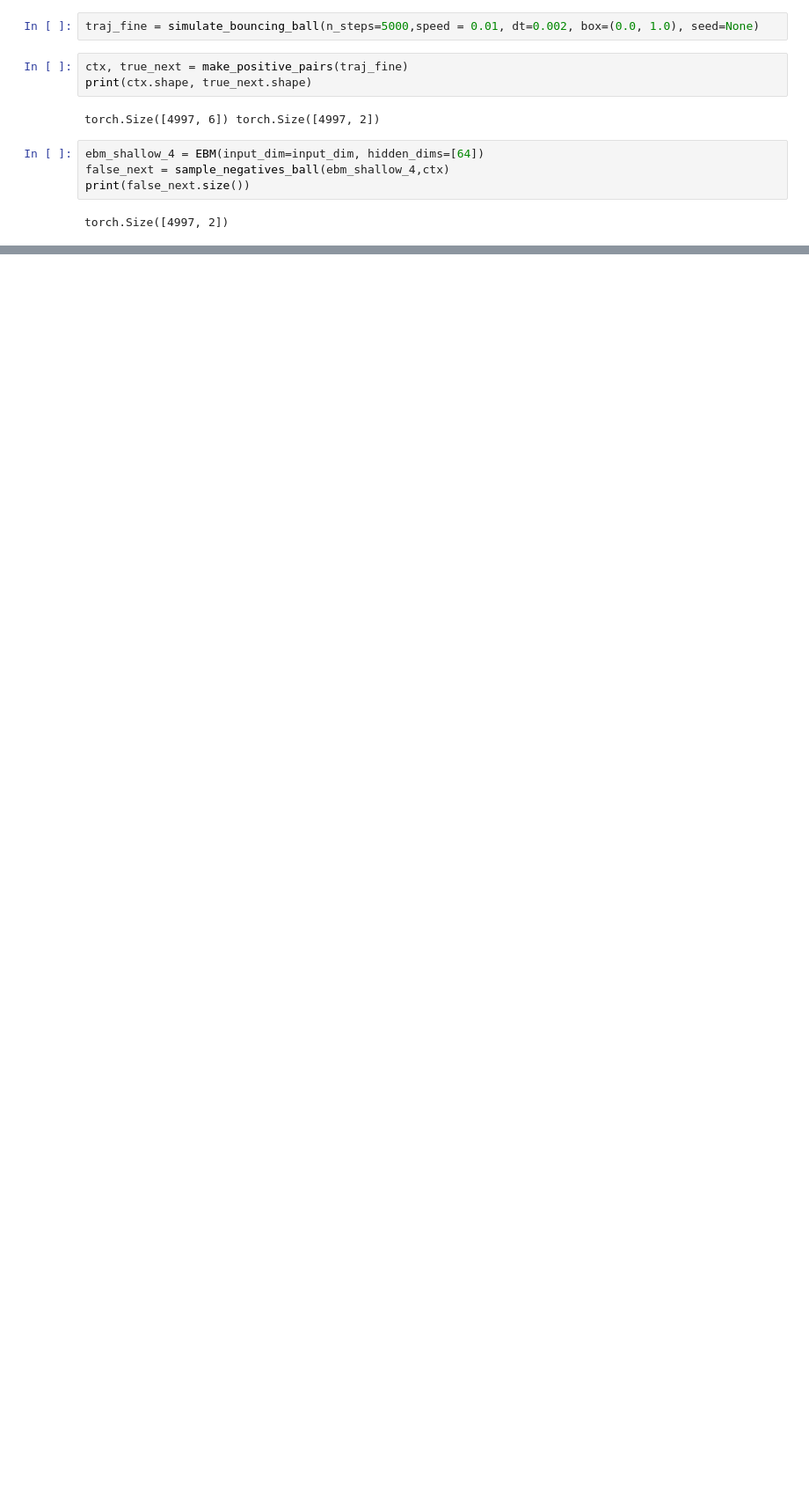
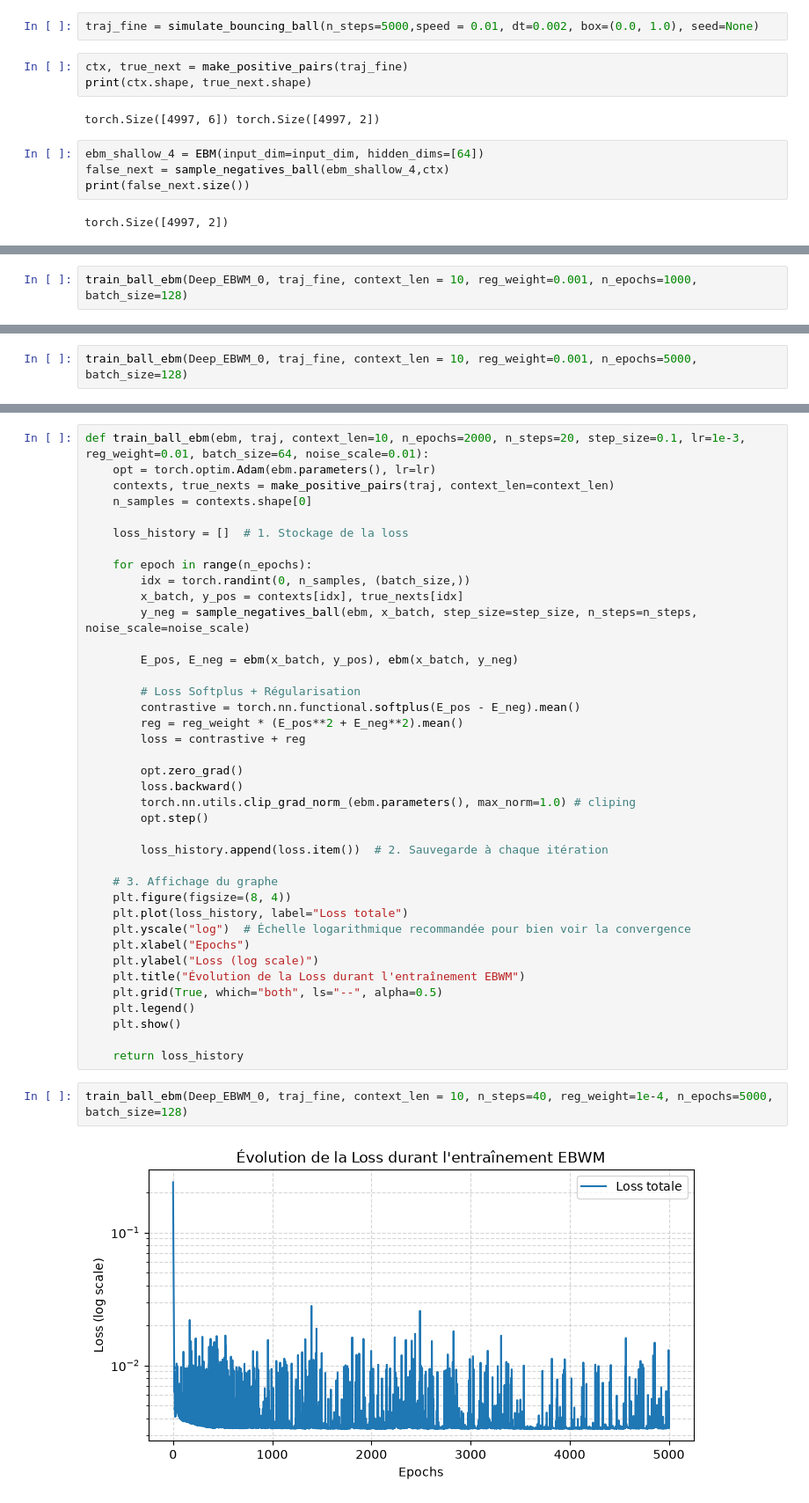
Before and after one commit to Faj1223/Cognitively-Inspired-Energy-Based-World-Models, a Jupyter notebook: notebooks/03_World_model.ipynb, the cells around one changed output, grey strips where cells are left out. Shown at 88% size. Cells and saved outputs as stored; diff of their text form; blank space fills up the shorter version.

```diff
--- a/notebooks/03_World_model.ipynb
+++ b/notebooks/03_World_model.ipynb
@@ -647,0 +676,2 @@ plt.show()
+# %%
+train_ball_ebm(Deep_EBWM_0, traj_fine, context_len = 10, reg_weight=0.001, n_epochs=1000, batch_size=128)
@@ -647,0 +684,2 @@ plt.show()
+# %%
+train_ball_ebm(Deep_EBWM_0, traj_fine, context_len = 10, reg_weight=0.001, n_epochs=5000, batch_size=128)
@@ -647,0 +710,43 @@ plt.show()
+# %%
+def train_ball_ebm(ebm, traj, context_len=10, n_epochs=2000, n_steps=20, step_size=0.1, lr=1e-3, reg_weight=0.01, batch_size=64, noise_scale=0.01):
+    opt = torch.optim.Adam(ebm.parameters(), lr=lr)
+    contexts, true_nexts = make_positive_pairs(traj, context_len=context_len)
+    n_samples = contexts.shape[0]
+
+    loss_history = []  # 1. Stockage de la loss
+
+    for epoch in range(n_epochs):
+        idx = torch.randint(0, n_samples, (batch_size,))
+        x_batch, y_pos = contexts[idx], true_nexts[idx]
+        y_neg = sample_negatives_ball(ebm, x_batch, step_size=step_size, n_steps=n_steps, noise_scale=noise_scale)
+
+        E_pos, E_neg = ebm(x_batch, y_pos), ebm(x_batch, y_neg)
+
+        # Loss Softplus + Régularisation
+        contrastive = torch.nn.functional.softplus(E_pos - E_neg).mean()
+        reg = reg_weight * (E_pos**2 + E_neg**2).mean()
+        loss = contrastive + reg
+
+        opt.zero_grad()
+        loss.backward()
+        torch.nn.utils.clip_grad_norm_(ebm.parameters(), max_norm=1.0) # cliping
+        opt.step()
+
+        loss_history.append(loss.item())  # 2. Sauvegarde à chaque itération
+
+    # 3. Affichage du graphe
+    plt.figure(figsize=(8, 4))
+    plt.plot(loss_history, label="Loss totale")
+    plt.yscale("log")  # Échelle logarithmique recommandée pour bien voir la convergence
+    plt.xlabel("Epochs")
+    plt.ylabel("Loss (log scale)")
+    plt.title("Évolution de la Loss durant l'entraînement EBWM")
+    plt.grid(True, which="both", ls="--", alpha=0.5)
+    plt.legend()
+    plt.show()
+
+    return loss_history
+# %%
+train_ball_ebm(Deep_EBWM_0, traj_fine, context_len = 10, n_steps=40, reg_weight=1e-4, n_epochs=5000, batch_size=128)
+# %% [output]
+[figure, added]
```
Also changed, not shown: parts of 38 cells of this notebook, 3 other files.
